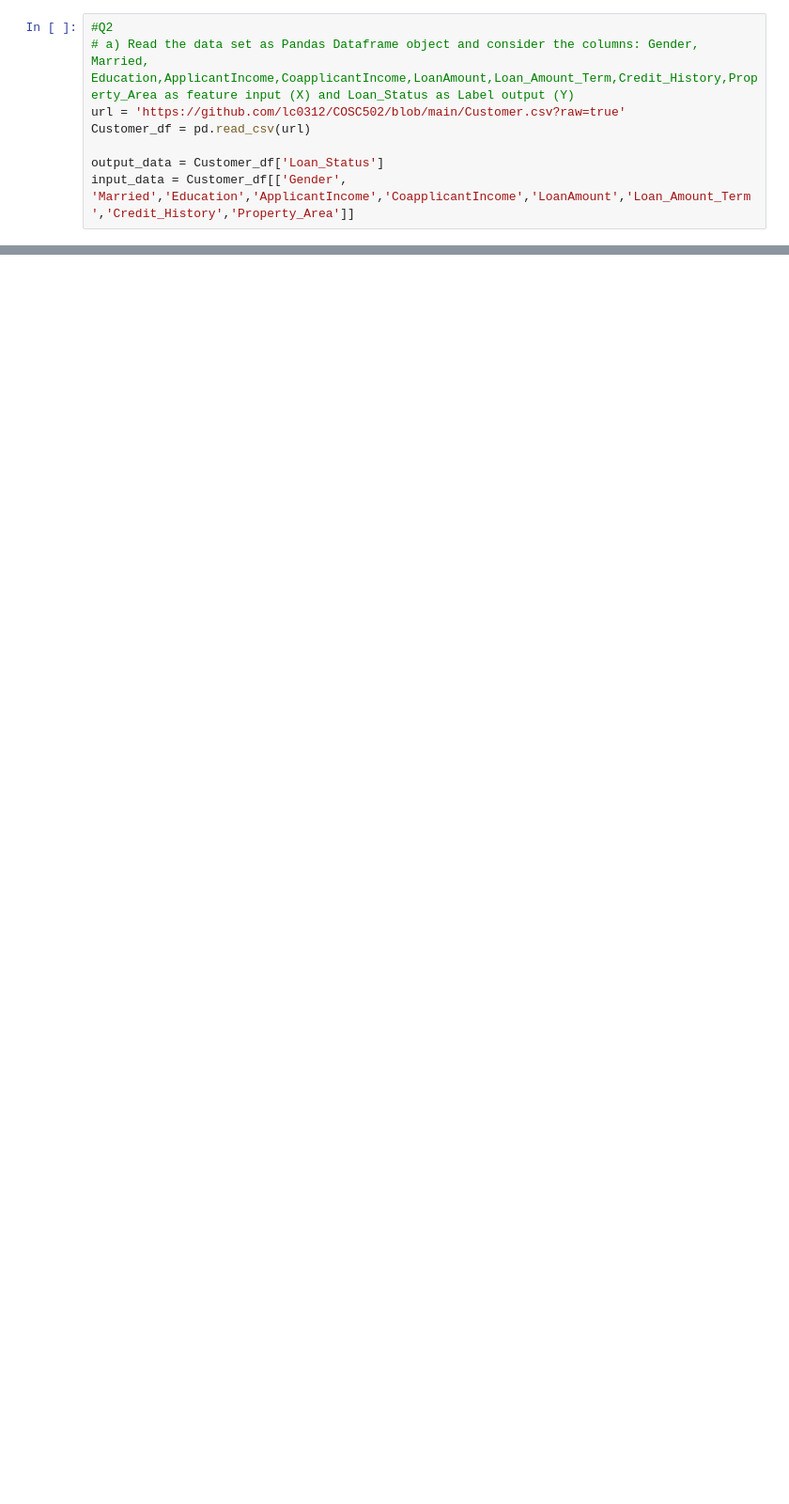
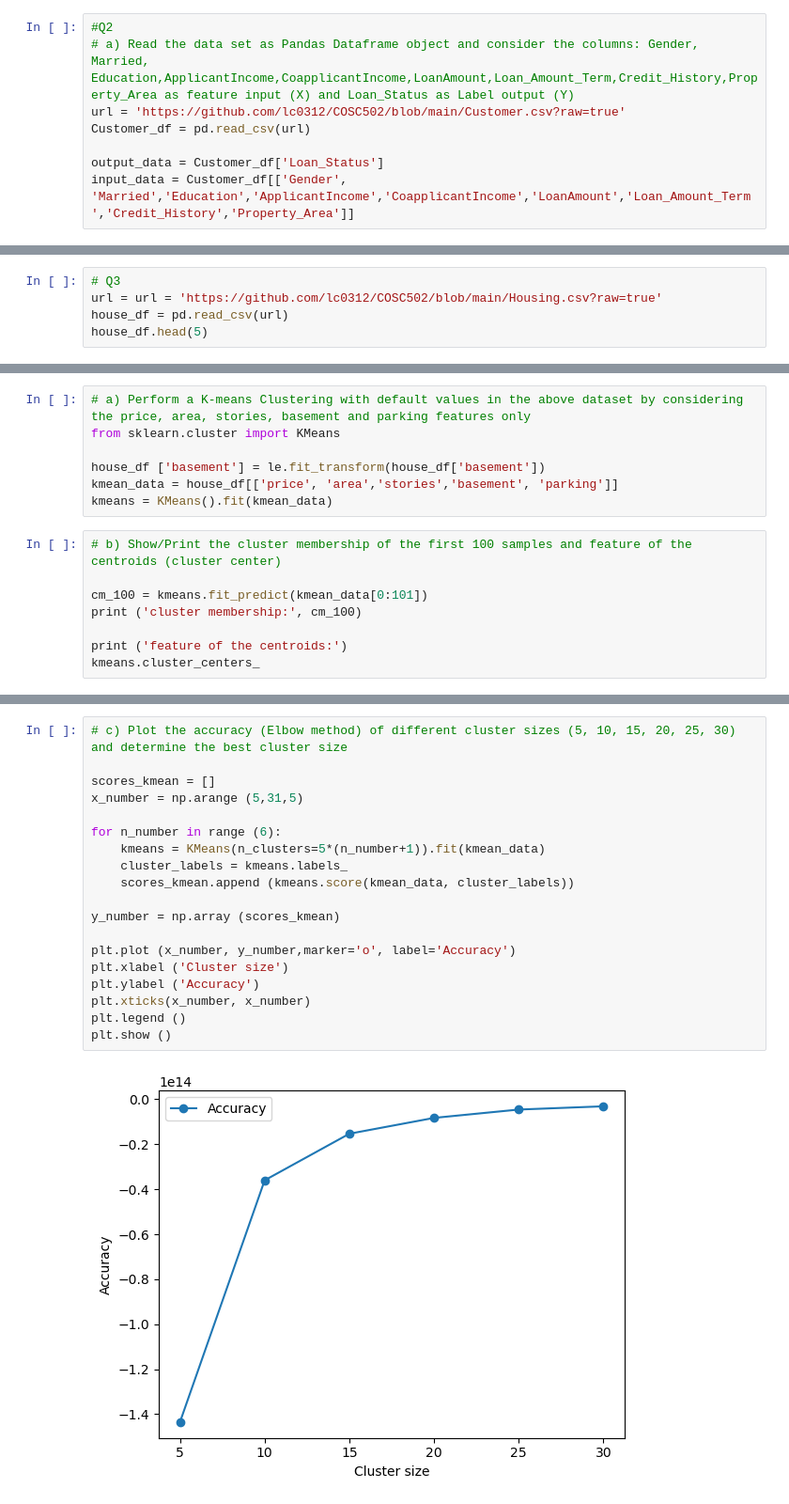
Before and after one commit to lc0312/COSC502, a Jupyter notebook: hw5_Liu.ipynb, the cells around one changed output, grey strips where cells are left out. Shown at 94% size. Drawn from its saved outputs; the diff is of its cells as text; blank space fills up the shorter version.

```diff
--- a/hw5_Liu.ipynb
+++ b/hw5_Liu.ipynb
@@ -173,0 +203,5 @@ Last two
+# %%
+# Q3
+url = url = 'https://github.com/lc0312/COSC502/blob/main/Housing.csv?raw=true'
+house_df = pd.read_csv(url)
+house_df.head(5)
@@ -173,0 +215,15 @@ Last two
+# %%
+# a) Perform a K-means Clustering with default values in the above dataset by considering the price, area, stories, basement and parking features only
+from sklearn.cluster import KMeans
+
+house_df ['basement'] = le.fit_transform(house_df['basement'])
+kmean_data = house_df[['price', 'area','stories','basement', 'parking']]
+kmeans = KMeans().fit(kmean_data)
+# %%
+# b) Show/Print the cluster membership of the first 100 samples and feature of the centroids (cluster center)
+
+cm_100 = kmeans.fit_predict(kmean_data[0:101])
+print ('cluster membership:', cm_100)
+
+print ('feature of the centroids:')
+kmeans.cluster_centers_
@@ -173,0 +251,21 @@ Last two
+# %%
+# c) Plot the accuracy (Elbow method) of different cluster sizes (5, 10, 15, 20, 25, 30) and determine the best cluster size
+
+scores_kmean = []
+x_number = np.arange (5,31,5)
+
+for n_number in range (6):
+    kmeans = KMeans(n_clusters=5*(n_number+1)).fit(kmean_data)
+    cluster_labels = kmeans.labels_
+    scores_kmean.append (kmeans.score(kmean_data, cluster_labels))
+
+y_number = np.array (scores_kmean)
+
+plt.plot (x_number, y_number,marker='o', label='Accuracy')
+plt.xlabel ('Cluster size')
+plt.ylabel ('Accuracy')
+plt.xticks(x_number, x_number)
+plt.legend ()
+plt.show ()
+# %% [output]
+[figure, added]
```
Also changed, not shown: parts of 10 cells of this notebook.
